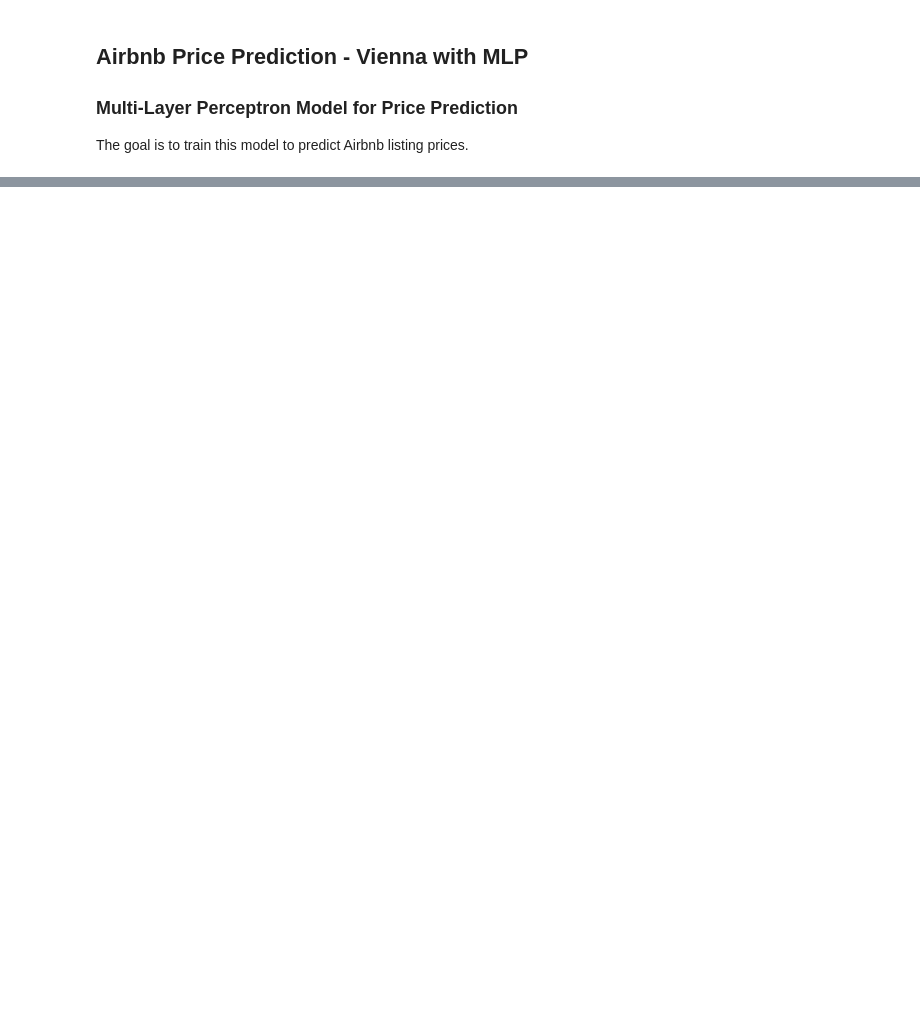
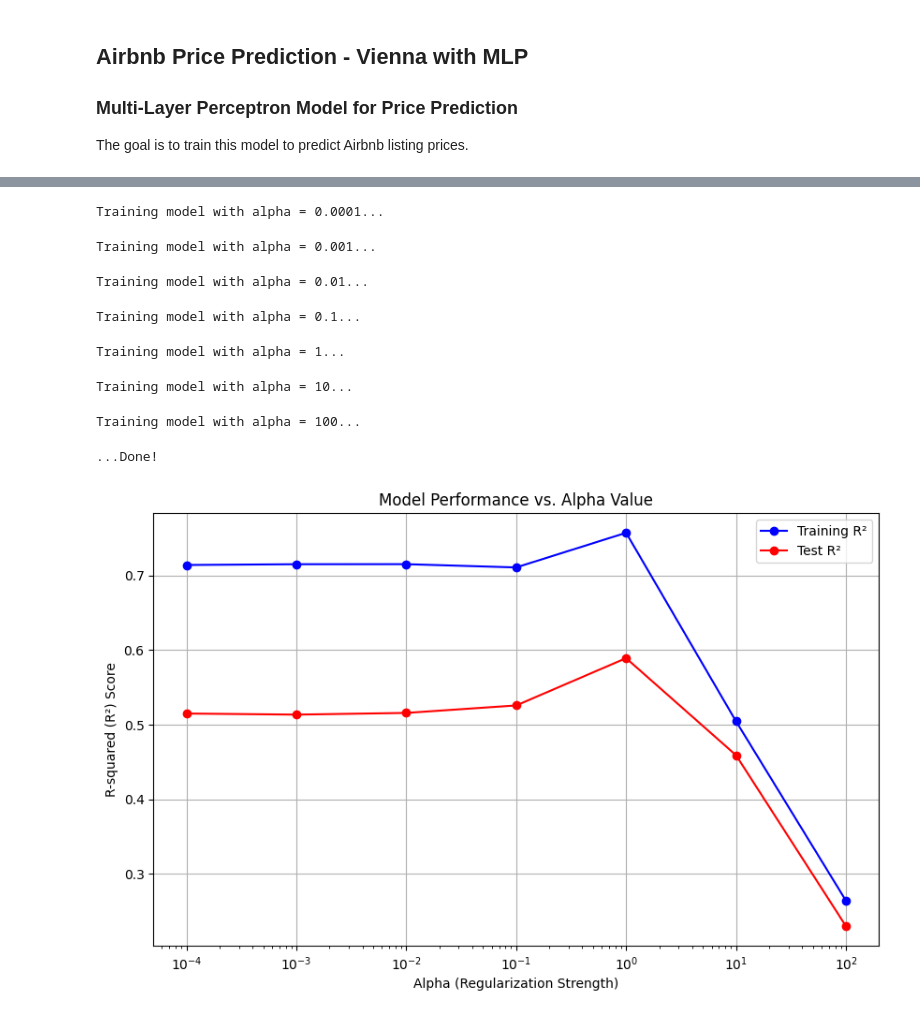
Before and after one commit to AlexanderKlopfenstein/MLProject, a Jupyter notebook: 04_MLP.ipynb, the cells around one changed output, grey strips where cells are left out. Saved outputs shown, nothing was run; the diff lists cells and outputs as text; code cells hidden in the pictures; blank space fills up the shorter version.

```diff
--- a/04_MLP.ipynb
+++ b/04_MLP.ipynb
@@ -217,0 +256,45 @@ Epoch 20/20 - Train MAE: 44.61 - Val MAE: 56.53
+# %%
+# Create a list of alpha values to test, ranging from weak to strong regularization
+alphas = [0.0001, 0.001, 0.01, 0.1, 1, 10, 100]
+
+# Create empty lists to store the scores
+train_scores = []
+test_scores = []
+
+# Loop through each alpha value
+for alpha in alphas:
+    print(f"Training model with alpha = {alpha}...")
+
+    # Set the alpha parameter in the pipeline's regressor step
+    pipe.set_params(regressor__alpha=alpha)
+
+    # Fit the model
+    pipe.fit(X_train, y_train_log)
+
+    # Calculate R² score for the training and test sets and store them
+    train_scores.append(pipe.score(X_train, y_train_log))
+    test_scores.append(pipe.score(X_test, y_test_log))
+
+print("...Done!")
+
+# --- Plot the results ---
+plt.figure(figsize=(10, 6))
+plt.plot(alphas, train_scores, 'bo-', label='Training R²')
+plt.plot(alphas, test_scores, 'ro-', label='Test R²')
+plt.xscale('log') # Use a logarithmic scale for the x-axis
+plt.xlabel('Alpha (Regularization Strength)')
+plt.ylabel('R-squared (R²) Score')
+plt.title('Model Performance vs. Alpha Value')
+plt.legend()
+plt.grid(True)
+plt.show()
+# %% [output]
+Training model with alpha = 0.0001...
+Training model with alpha = 0.001...
+Training model with alpha = 0.01...
+Training model with alpha = 0.1...
+Training model with alpha = 1...
+Training model with alpha = 10...
+Training model with alpha = 100...
+...Done!
+[figure, added]
```
Also changed, not shown: parts of 13 cells of this notebook, 1 other file.
